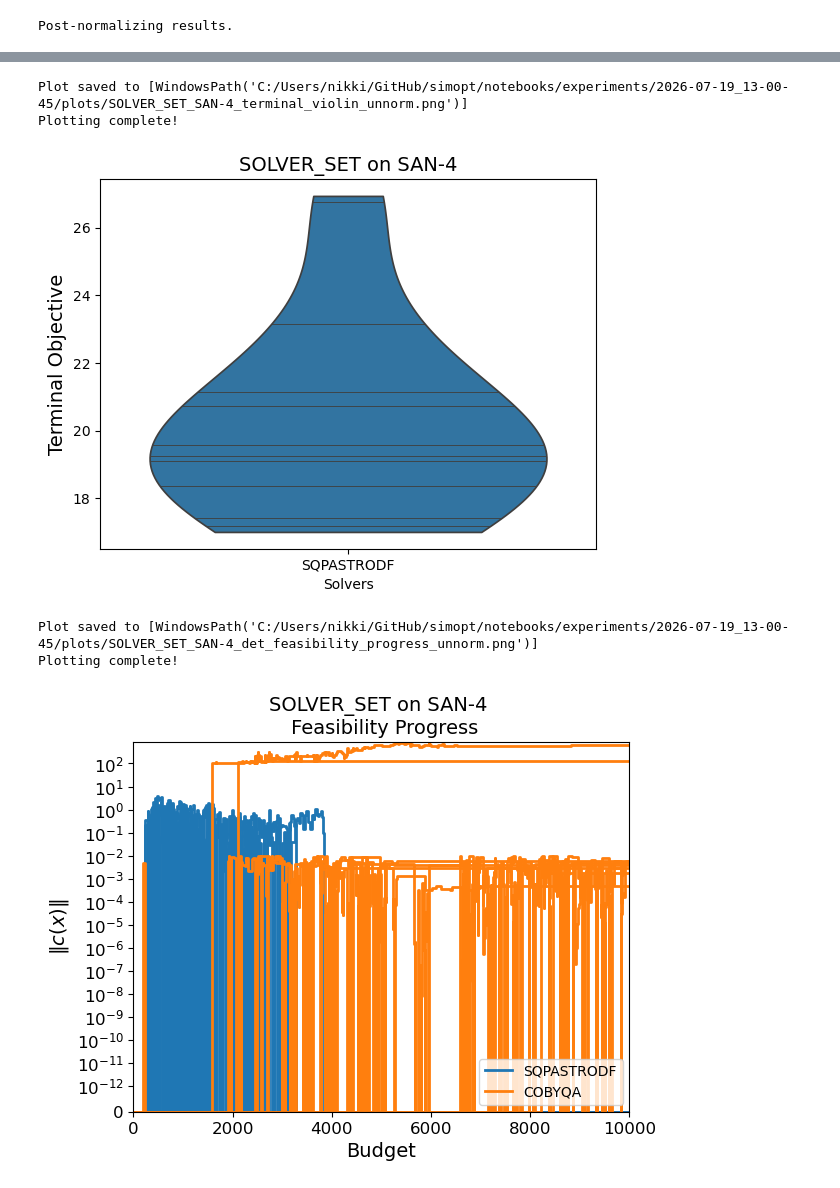
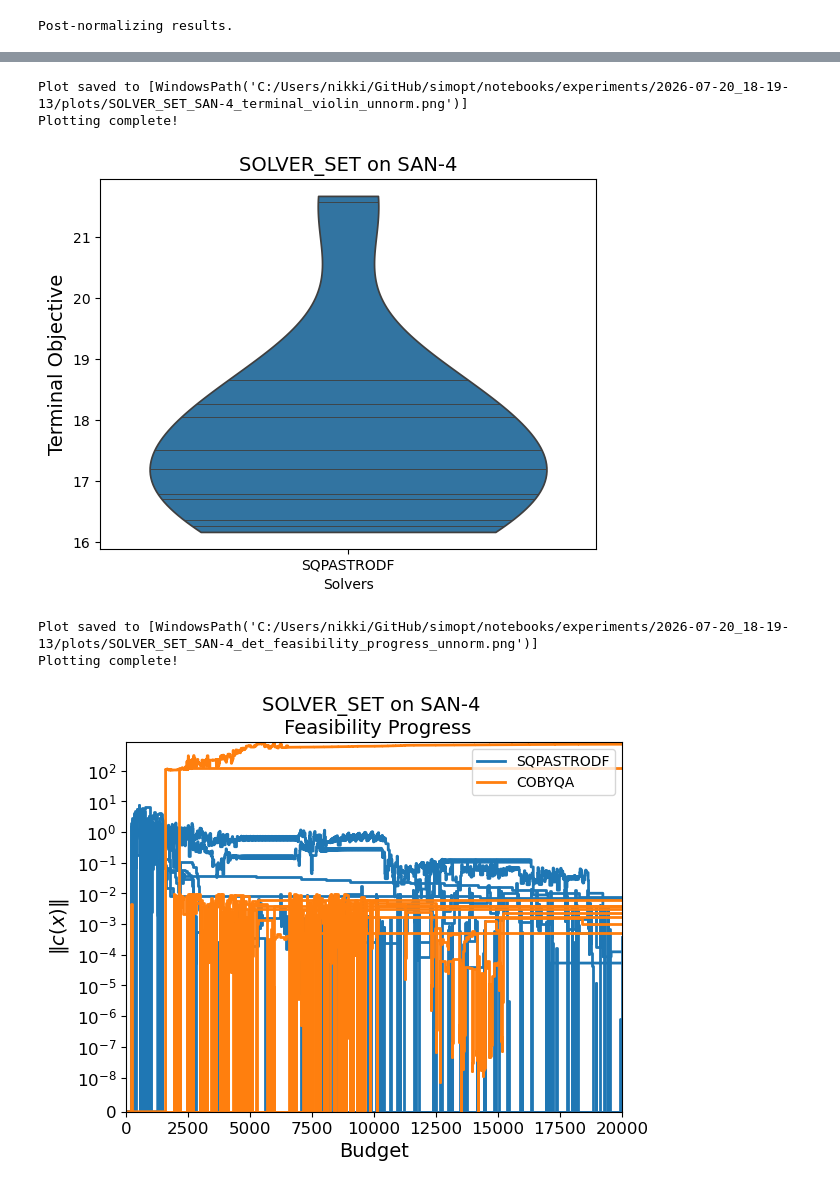
Before and after one commit to simopt-admin/simopt, a Jupyter notebook: notebooks/astro_testing.ipynb, the cells around one changed output, grey strips where cells are left out. Cells and saved outputs as stored; diff of their text form; code cells hidden in the pictures.

```diff
--- a/notebooks/astro_testing.ipynb
+++ b/notebooks/astro_testing.ipynb
@@ -26,13 +26,15 @@ To query model/problem/solver names, run `python scripts/list_directories.py`
 #COBYQA testing
 solver_abbr_names = ["SQPASTRODF", "COBYQA"]
 problem_abbr_names = ["SAN-4"]
-solver_factors = [{"feas_tol": 1e-2,
+solver_factors = [{"feas_tol": 1e-4,
                    "easy_solve": False,
                    "use_gradients":False,
                    "sampling_method": "adaptive",
                    "mu": .1,
                    "reuse_interpolation_set": True,
                    "recenter_mode": "shift",
+                   "gamma_2": 0.85,
+                   "theta_decrease": .1,
                   },
                   {"sample_size": 5,
                    "feas_tol": 1e-2}]
@@ -87,16 +89,20 @@ solver_factors = [{"feas_tol": 1e-2,
 
 #                     ]
 # solver_renames = ["SQP-ASTRO-DF"]
-# solver_abbr_names = ["SQPASTRODF"]
-# problem_abbr_names = ["SAN-4"]
+#solver_abbr_names = ["SQPASTRODF"]
+#problem_abbr_names = ["SAN-4"]
 # solver_factors = [{"feas_tol": 1e-2,
 #                    "easy_solve": False,
 #                    "use_gradients":False,
 #                    "sampling_method": "adaptive",
-#                    "mu": 1,
+#                    "mu": .1,
+#                    "reuse_interpolation_set": True,
+#                    "recenter_mode": "shift",
+#                    "gamma_2": 0.85,
+#                    "theta_decrease": .1,
 #                   }]
 #solver_factors = [{}]
-problem_factors = [{"budget":10000, "total_cost": 5}]
+problem_factors = [{"budget":20000, "total_cost": 5}]
 # small SAN problem factors
 # arcs = [
 #     (1, 2),
@@ -217,25 +223,25 @@ _print_path(
 
 print("Plotting complete!")
 # %% [output]
-Plot saved to [WindowsPath('C:/Users/nikki/GitHub/simopt/notebooks/experiments/2026-07-19_13-00-45/plots/SOLVER_SET_SAN-4_terminal_violin_unnorm.png')]
+Plot saved to [WindowsPath('C:/Users/nikki/GitHub/simopt/notebooks/experiments/2026-07-20_18-19-13/plots/SOLVER_SET_SAN-4_terminal_violin_unnorm.png')]
 Plotting complete!
-[figure, old version]
+[figure, new version]
 # %%
 def _print_path(plot_path: list[Path]) -> None:
     print(f"Plot saved to {plot_path!s}")
 
 
 _print_path(
     plot_det_feasibility(
-        experiments=mymetaexperiment.experiments,  sym_log = True, score_type = "norm"
+        experiments=mymetaexperiment.experiments,  sym_log = True, score_type = "norm", feas_tol = 1e-2
     )
 )
 
 print("Plotting complete!")
 # %% [output]
-Plot saved to [WindowsPath('C:/Users/nikki/GitHub/simopt/notebooks/experiments/2026-07-19_13-00-45/plots/SOLVER_SET_SAN-4_det_feasibility_progress_unnorm.png')]
+Plot saved to [WindowsPath('C:/Users/nikki/GitHub/simopt/notebooks/experiments/2026-07-20_18-19-13/plots/SOLVER_SET_SAN-4_det_feasibility_progress_unnorm.png')]
 Plotting complete!
-[figure, old version]
+[figure, new version]
 # %%
 def _print_path(plot_path: list[Path]) -> None:
     print(f"Plot saved to {plot_path!s}")
```
Also changed, not shown: parts of 9 cells of this notebook, 1 other file.
